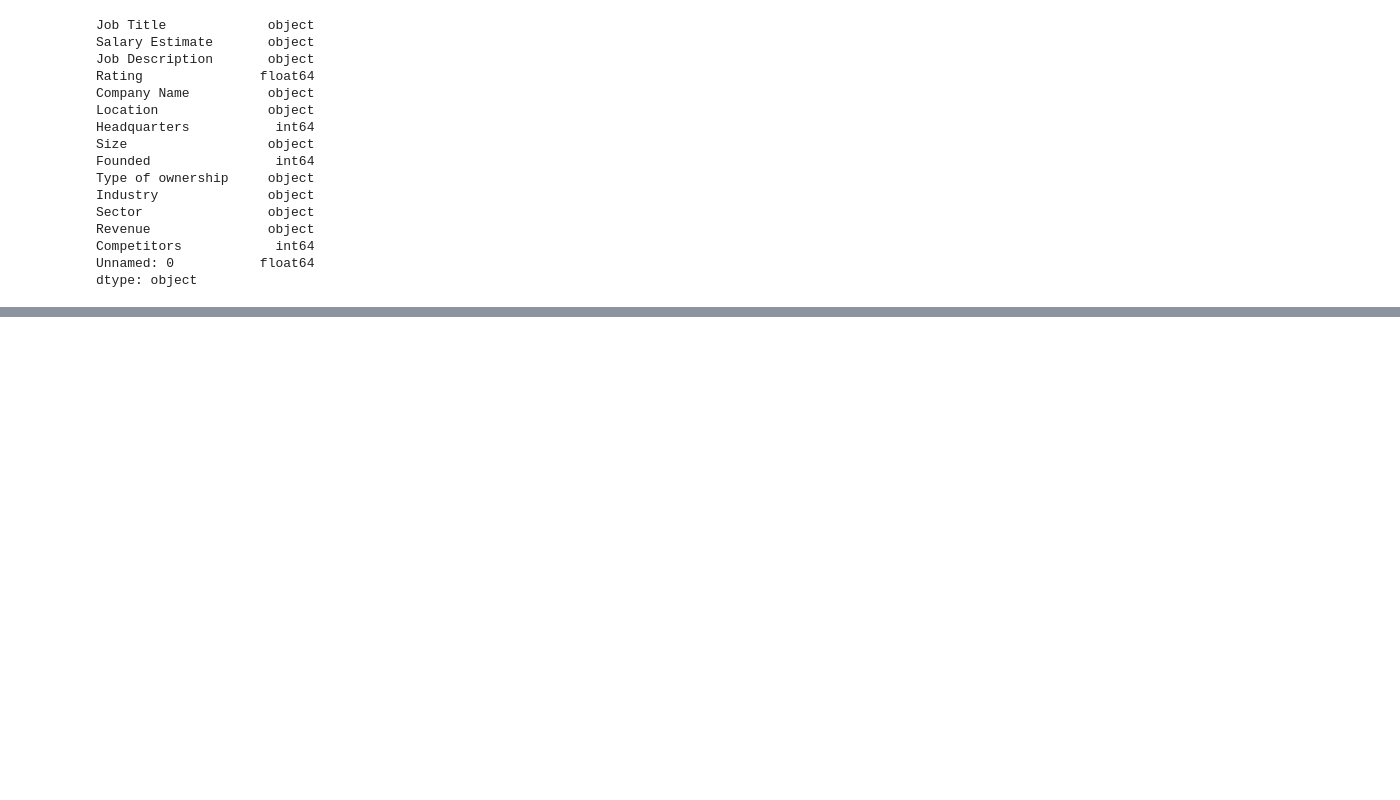
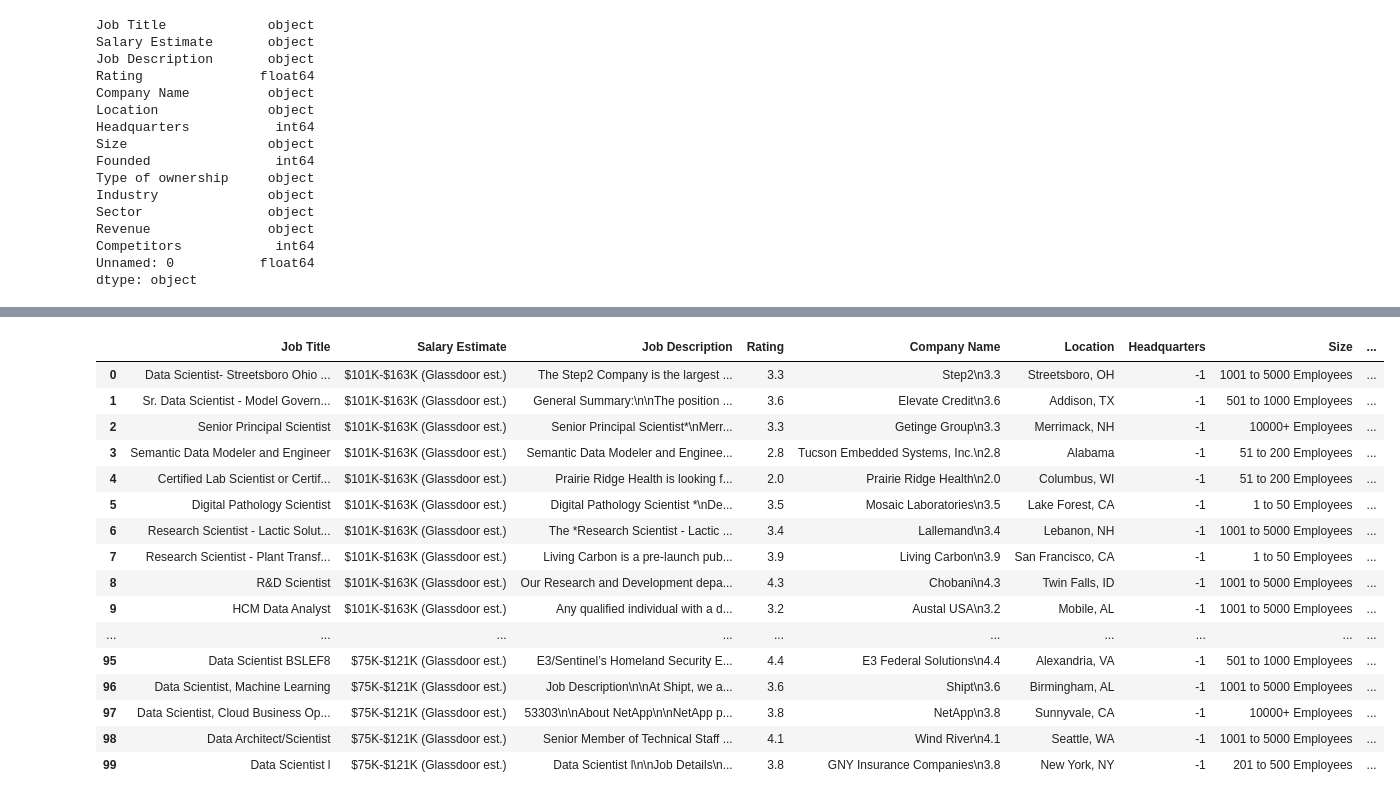
Before and after one commit to CodingBee77/Data_Science_Projects, a Jupyter notebook: Data_science_salary_predictions/DS_salary_predictions_data_cleaning.ipynb, the cells around one changed output, grey strips where cells are left out. Cells and saved outputs as stored; diff of their text form; code cells hidden in the pictures; blank space fills up the shorter version.

```diff
--- a/Data_science_salary_predictions/DS_salary_predictions_data_cleaning.ipynb
+++ b/Data_science_salary_predictions/DS_salary_predictions_data_cleaning.ipynb
@@ -103,0 +102,3 @@ Name: Salary Estimate, Length: 100, dtype: object
+# %%
+minus_Kd = salary.apply(lambda x: x.replace('K', ' ').replace('$', ' '))
+minus_Kd
@@ -103,0 +123,12 @@ Name: Salary Estimate, Length: 100, dtype: object
+# %%
+work_h_per_year = 2000
+
+min_hourly = []
+max_hourly = []
+for x in minus_Kd:
+    lower_wage = (int(x.split('-')[0])*1000)/work_h_per_year
+    upper_wage = (int(x.split('-')[1])*1000)/work_h_per_year
+    min_hourly.append(lower_wage)
+    max_hourly.append(upper_wage)
+
+min_hourly
@@ -103,0 +153,7 @@ Name: Salary Estimate, Length: 100, dtype: object
+# %%
+df['Min_salary_hourly'] = min_hourly
+df['Max_salary_hourly'] = max_hourly
+# %%
+df['Min_salary'] = minus_Kd.apply(lambda x: int(x.split('-')[0]))
+df['Max_salary'] = minus_Kd.apply(lambda x: int(x.split('-')[1]))
+df['Avg_salary'] = (df.min_salary + df.max_salary)/2
@@ -103,0 +184,23 @@ Name: Salary Estimate, Length: 100, dtype: object
+# %%
+df = df[['Job Title','Salary Estimate','Job Description','Rating','Company Name','Location','Headquarters','Size','Founded',
+'Type of ownership','Industry','Sector','Revenue','Competitors','Unnamed: 0','Min_salary_hourly',
+'Max_salary_hourly','min_salary','max_salary','avg_salary']]
+df
+# %% [output]
+|  | Job Title | Salary Estimate | Job Description | Rating | Company Name | Location | Headquarters | Size | ... |
+| 0 | Data Scientist- Streetsboro Ohio ... | $101K-$163K (Glassdoor est.) | The Step2 Company is the largest ... | 3.3 | Step2\n3.3 | Streetsboro, OH | -1 | 1001 to 5000 Employees | ... |
+| 1 | Sr. Data Scientist - Model Govern... | $101K-$163K (Glassdoor est.) | General Summary:\n\nThe position ... | 3.6 | Elevate Credit\n3.6 | Addison, TX | -1 | 501 to 1000 Employees | ... |
+| 2 | Senior Principal Scientist | $101K-$163K (Glassdoor est.) | Senior Principal Scientist*\nMerr... | 3.3 | Getinge Group\n3.3 | Merrimack, NH | -1 | 10000+ Employees | ... |
+| 3 | Semantic Data Modeler and Engineer | $101K-$163K (Glassdoor est.) | Semantic Data Modeler and Enginee... | 2.8 | Tucson Embedded Systems, Inc.\n2.8 | Alabama | -1 | 51 to 200 Employees | ... |
+| 4 | Certified Lab Scientist or Certif... | $101K-$163K (Glassdoor est.) | Prairie Ridge Health is looking f... | 2.0 | Prairie Ridge Health\n2.0 | Columbus, WI | -1 | 51 to 200 Employees | ... |
+| 5 | Digital Pathology Scientist | $101K-$163K (Glassdoor est.) | Digital Pathology Scientist *\nDe... | 3.5 | Mosaic Laboratories\n3.5 | Lake Forest, CA | -1 | 1 to 50 Employees | ... |
+| 6 | Research Scientist - Lactic Solut... | $101K-$163K (Glassdoor est.) | The *Research Scientist - Lactic ... | 3.4 | Lallemand\n3.4 | Lebanon, NH | -1 | 1001 to 5000 Employees | ... |
+| 7 | Research Scientist - Plant Transf... | $101K-$163K (Glassdoor est.) | Living Carbon is a pre-launch pub... | 3.9 | Living Carbon\n3.9 | San Francisco, CA | -1 | 1 to 50 Employees | ... |
+| 8 | R&D Scientist | $101K-$163K (Glassdoor est.) | Our Research and Development depa... | 4.3 | Chobani\n4.3 | Twin Falls, ID | -1 | 1001 to 5000 Employees | ... |
+| 9 | HCM Data Analyst | $101K-$163K (Glassdoor est.) | Any qualified individual with a d... | 3.2 | Austal USA\n3.2 | Mobile, AL | -1 | 1001 to 5000 Employees | ... |
+| ... | ... | ... | ... | ... | ... | ... | ... | ... | ... |
+| 95 | Data Scientist BSLEF8 | $75K-$121K (Glassdoor est.) | E3/Sentinel’s Homeland Security E... | 4.4 | E3 Federal Solutions\n4.4 | Alexandria, VA | -1 | 501 to 1000 Employees | ... |
+| 96 | Data Scientist, Machine Learning | $75K-$121K (Glassdoor est.) | Job Description\n\nAt Shipt, we a... | 3.6 | Shipt\n3.6 | Birmingham, AL | -1 | 1001 to 5000 Employees | ... |
+| 97 | Data Scientist, Cloud Business Op... | $75K-$121K (Glassdoor est.) | 53303\n\nAbout NetApp\n\nNetApp p... | 3.8 | NetApp\n3.8 | Sunnyvale, CA | -1 | 10000+ Employees | ... |
+| 98 | Data Architect/Scientist | $75K-$121K (Glassdoor est.) | Senior Member of Technical Staff ... | 4.1 | Wind River\n4.1 | Seattle, WA | -1 | 1001 to 5000 Employees | ... |
+| 99 | Data Scientist l | $75K-$121K (Glassdoor est.) | Data Scientist l\n\nJob Details\n... | 3.8 | GNY Insurance Companies\n3.8 | New York, NY | -1 | 201 to 500 Employees | ... |
```
Also changed, not shown: parts of 24 cells of this notebook, 2 other files.
